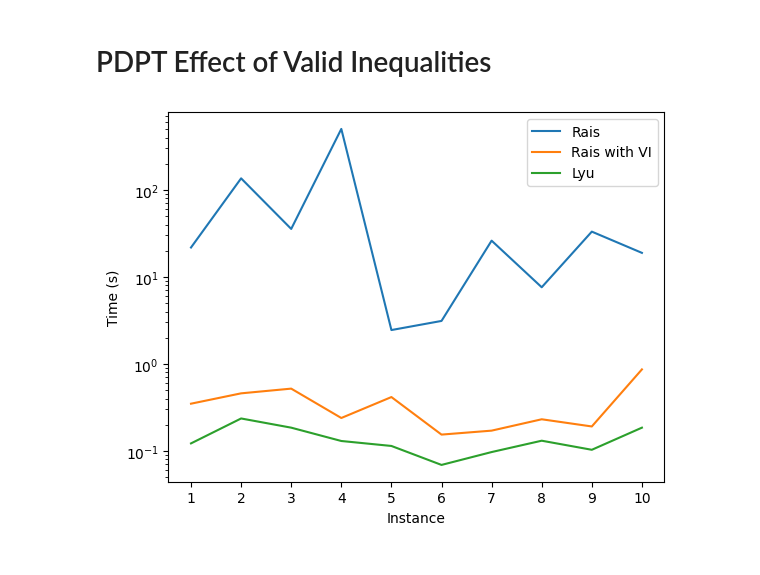
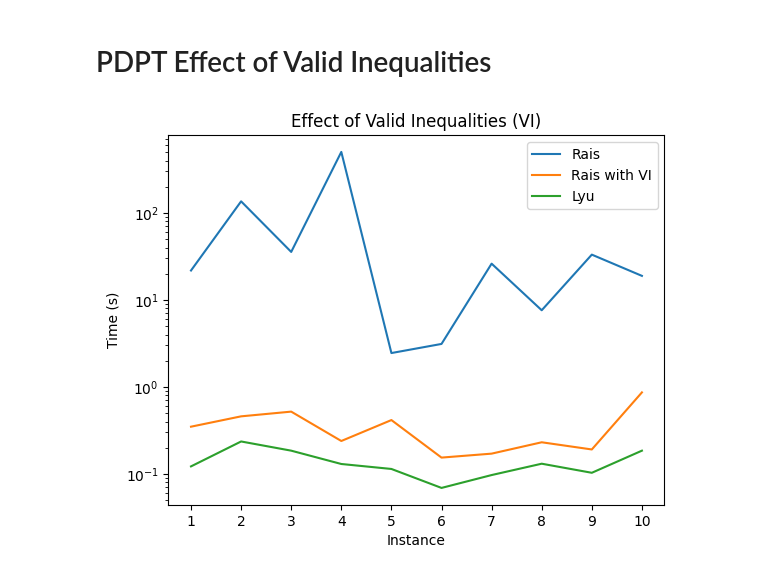
Before and after one commit to mauro-farina/pickup-and-delivery-problem, a Jupyter notebook: src/analyses.ipynb, the cells around one changed output. Cells and saved outputs as stored; diff of their text form; code cells hidden in the pictures.

```diff
--- a/src/analyses.ipynb
+++ b/src/analyses.ipynb
@@ -248,18 +248,20 @@ df_rais_vi.set_index('Instance', inplace=True)
 # %%
 fig, ax = plt.subplots()
 
-ax.set(ylabel='Time (s)',
+ax.set(title='Effect of Valid Inequalities (VI)',
+       ylabel='Time (s)',
        yscale='log',
        xlabel='Instance')
 
 ax.plot(df_rais['Time'], label='Rais')
 ax.plot(df_rais_vi['Time'], label='Rais with VI')
 ax.plot(df_lyu['Time'], label='Lyu')
 
 ax.set_xticks(range(0, 10), range(1, 11))
 ax.legend()
 
+
 fig.savefig('../figures/PDPT-ValidInequalities.png')
 plt.show()
 # %% [output]
-[figure, old version]
+[figure, new version]
```
